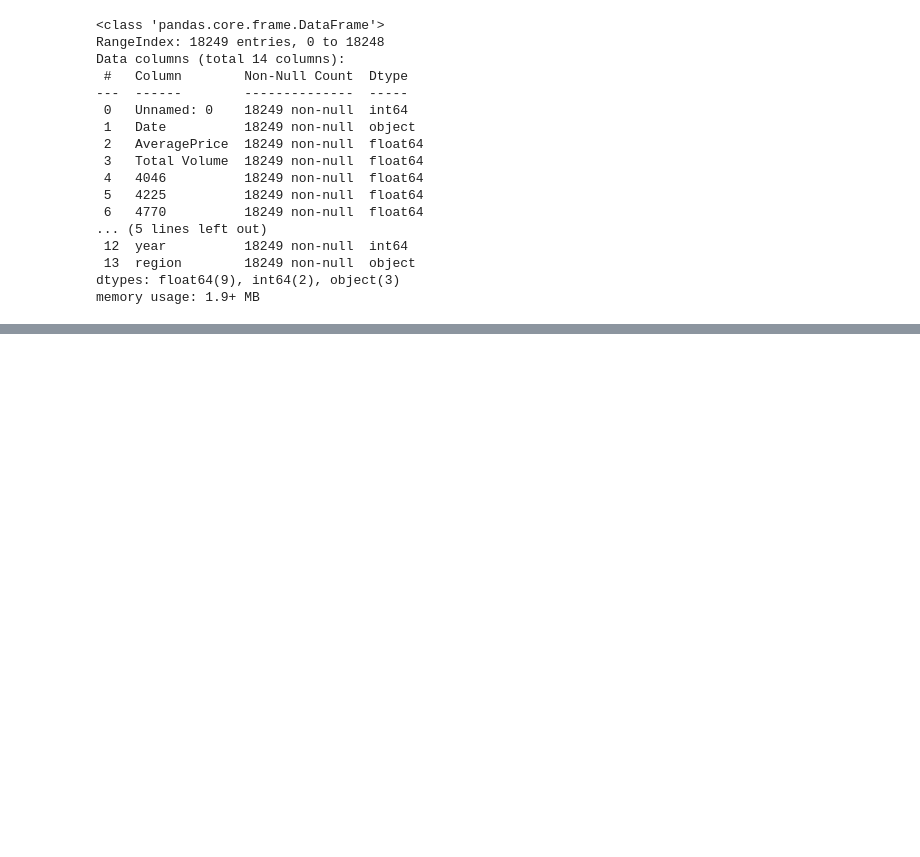
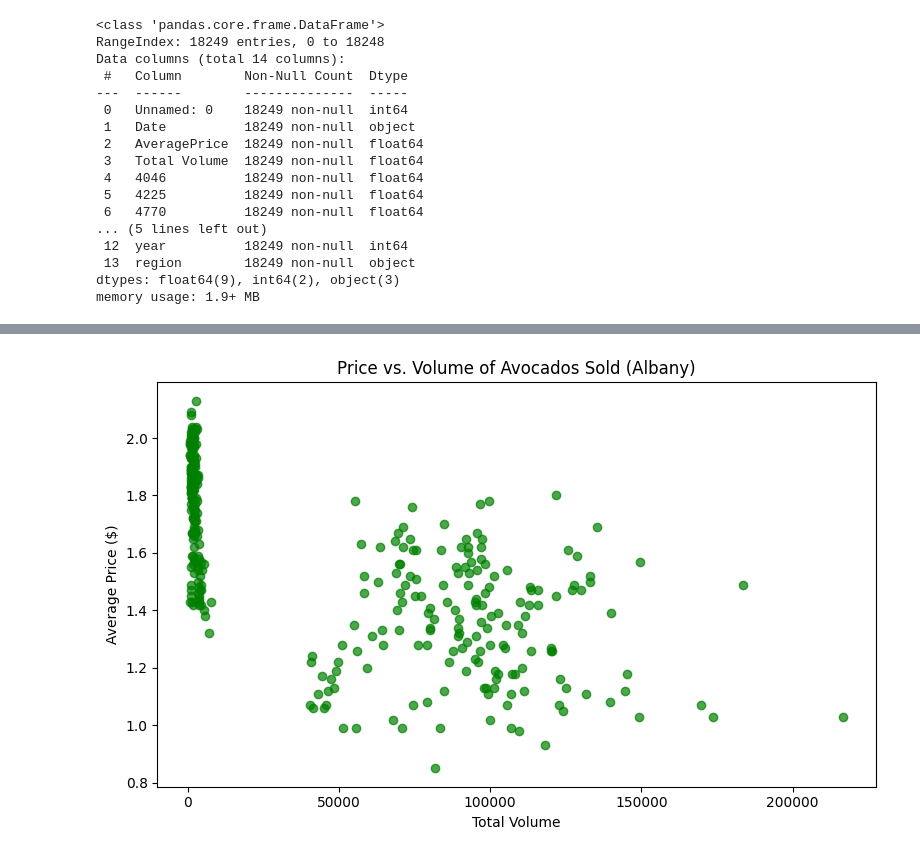
Before and after one commit to Yamm23/Learning-Macine-Learning, a Jupyter notebook: Avocado_Price.ipynb, the cells around one changed output, grey strips where cells are left out. Cells and saved outputs as stored; diff of their text form; code cells hidden in the pictures; blank space fills up the shorter version.

```diff
--- a/Avocado_Price.ipynb
+++ b/Avocado_Price.ipynb
@@ -67,0 +87,10 @@ df.describe()
+# %%
+plt.figure(figsize=(8, 5))
+plt.scatter(albany_df['Total Volume'], albany_df['AveragePrice'], alpha=0.7, color='green')
+plt.title('Price vs. Volume of Avocados Sold (Albany)')
+plt.xlabel('Total Volume')
+plt.ylabel('Average Price ($)')
+plt.tight_layout()
+plt.show()
+# %% [output]
+[figure, added]
```
Also changed, not shown: parts of 2 cells of this notebook.
